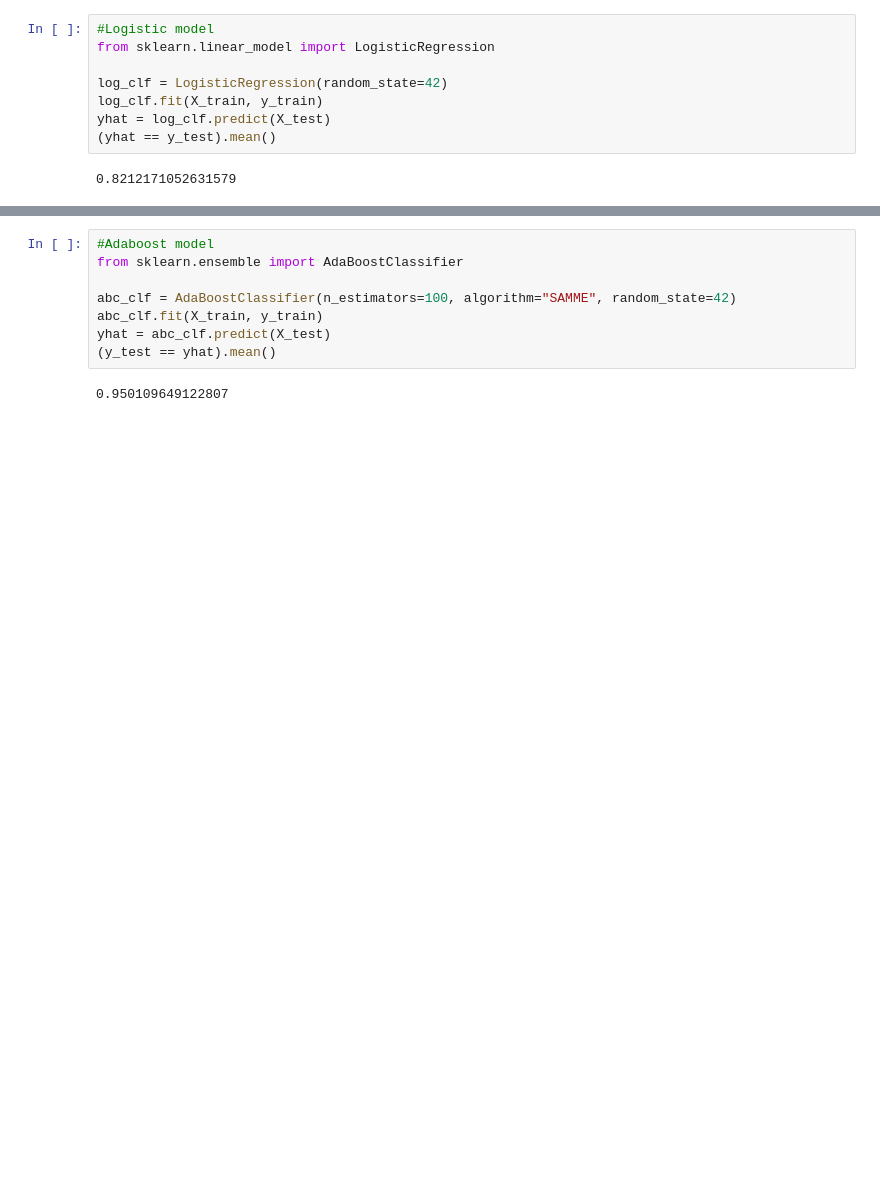
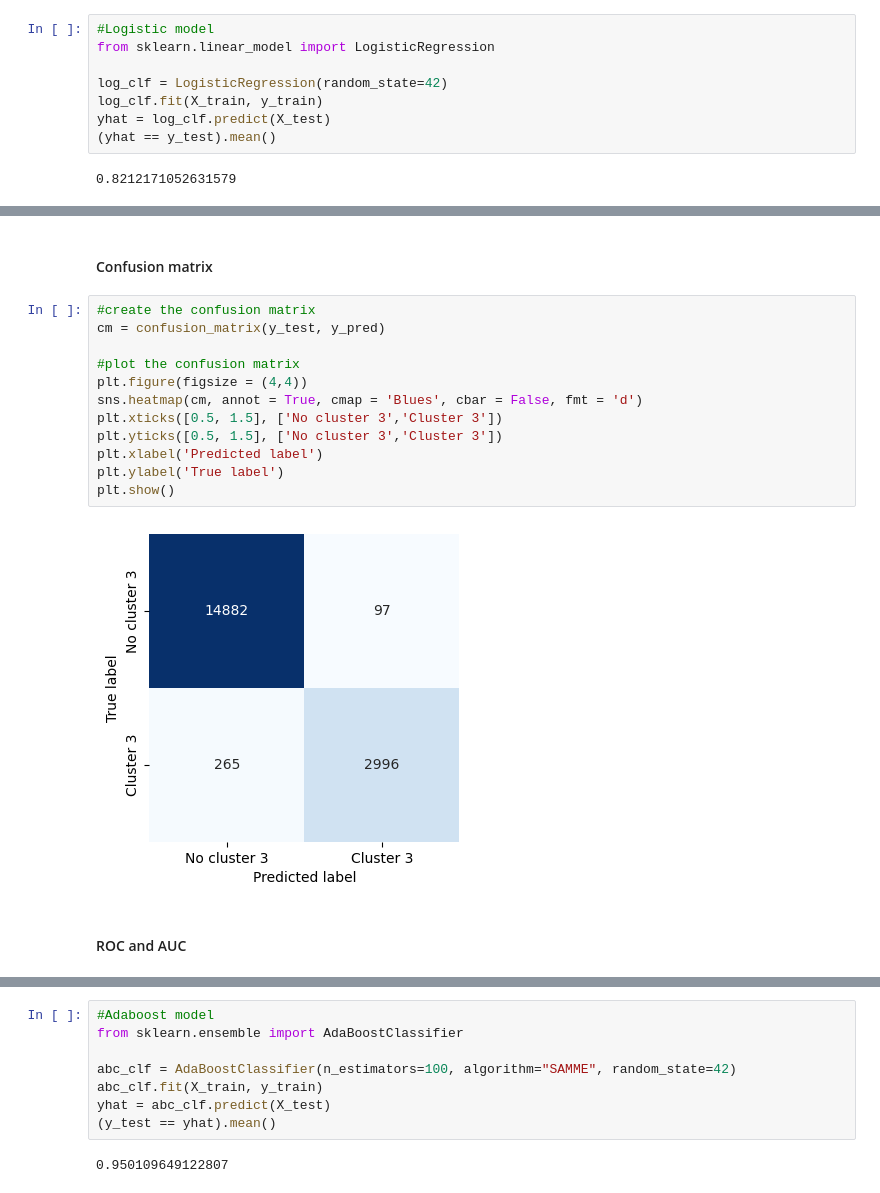
Before and after one commit to hurdg/Spotify_GenreClassifier, a Jupyter notebook: ModelBuilding.ipynb, the cells around one changed output, grey strips where cells are left out. Drawn from its saved outputs; the diff is of its cells as text; blank space fills up the shorter version.

```diff
--- a/ModelBuilding.ipynb
+++ b/ModelBuilding.ipynb
@@ -58,0 +158,18 @@ yhat = log_clf.predict(X_test)
+# %% [markdown]
+#### Confusion matrix
+# %%
+#create the confusion matrix
+cm = confusion_matrix(y_test, y_pred)
+
+#plot the confusion matrix
+plt.figure(figsize = (4,4))
+sns.heatmap(cm, annot = True, cmap = 'Blues', cbar = False, fmt = 'd')
+plt.xticks([0.5, 1.5], ['No cluster 3','Cluster 3'])
+plt.yticks([0.5, 1.5], ['No cluster 3','Cluster 3'])
+plt.xlabel('Predicted label')
+plt.ylabel('True label')
+plt.show()
+# %% [output]
+[figure, added]
+# %% [markdown]
+#### ROC and AUC
```
Also changed, not shown: parts of 19 cells of this notebook.
